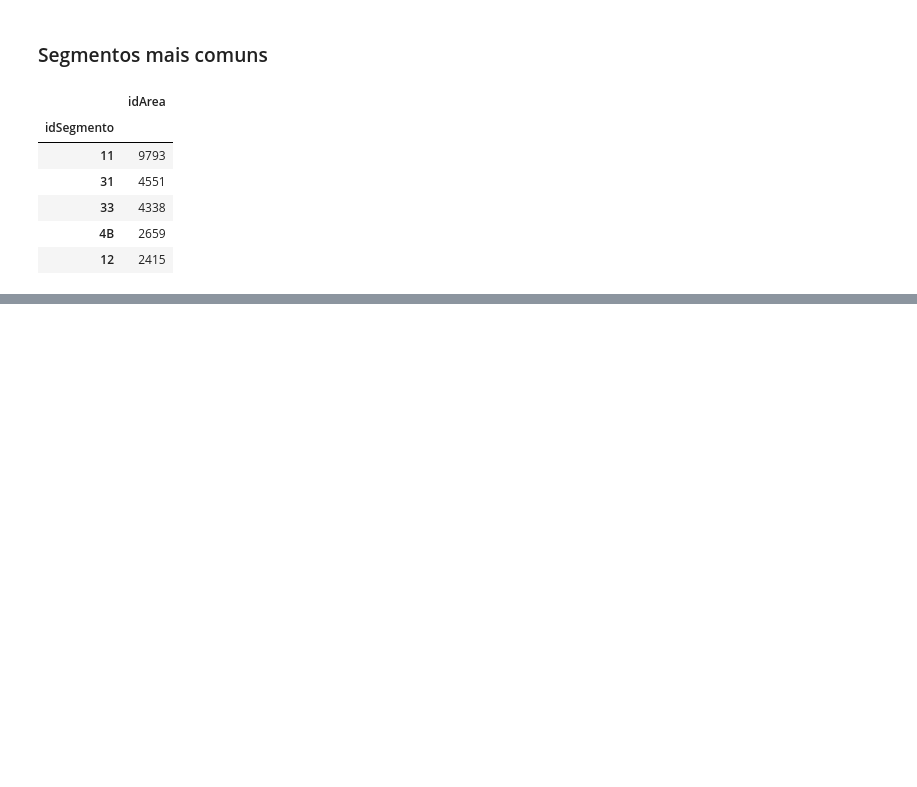
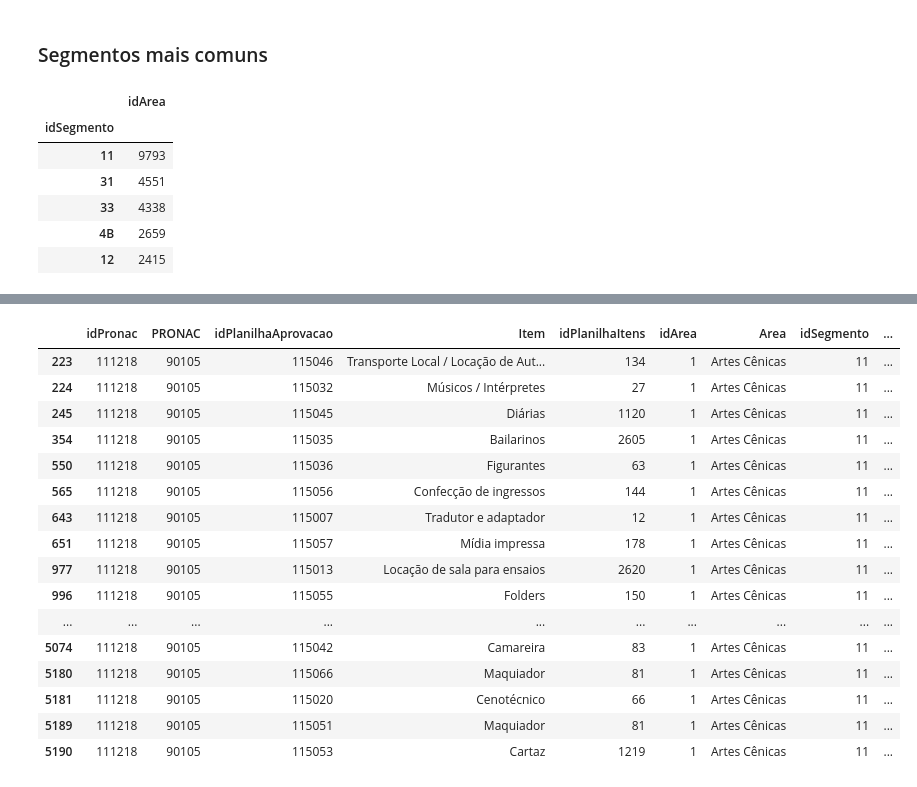
Before and after one commit to lappis-unb/salic-ml, a Jupyter notebook: notebooks/doing/projects_similarity_feature_engineering.ipynb, the cells around one changed output, grey strips where cells are left out. Cells and saved outputs as stored; diff of their text form; code cells hidden in the pictures; blank space fills up the shorter version.

```diff
--- a/notebooks/doing/projects_similarity_feature_engineering.ipynb
+++ b/notebooks/doing/projects_similarity_feature_engineering.ipynb
@@ -349,0 +287,20 @@ Por fim, discussão do que foi implementado e apresentação das melhores altern
+# %%
+display(df[df['PRONAC'] == 90105])
+# %% [output]
+|  | idPronac | PRONAC | idPlanilhaAprovacao | Item | idPlanilhaItens | idArea | Area | idSegmento | ... |
+| 223 | 111218 | 90105 | 115046 | Transporte Local / Locação de Aut... | 134 | 1 | Artes Cênicas | 11 | ... |
+| 224 | 111218 | 90105 | 115032 | Músicos / Intérpretes | 27 | 1 | Artes Cênicas | 11 | ... |
+| 245 | 111218 | 90105 | 115045 | Diárias | 1120 | 1 | Artes Cênicas | 11 | ... |
+| 354 | 111218 | 90105 | 115035 | Bailarinos | 2605 | 1 | Artes Cênicas | 11 | ... |
+| 550 | 111218 | 90105 | 115036 | Figurantes | 63 | 1 | Artes Cênicas | 11 | ... |
+| 565 | 111218 | 90105 | 115056 | Confecção de ingressos | 144 | 1 | Artes Cênicas | 11 | ... |
+| 643 | 111218 | 90105 | 115007 | Tradutor e adaptador | 12 | 1 | Artes Cênicas | 11 | ... |
+| 651 | 111218 | 90105 | 115057 | Mídia impressa | 178 | 1 | Artes Cênicas | 11 | ... |
+| 977 | 111218 | 90105 | 115013 | Locação de sala para ensaios | 2620 | 1 | Artes Cênicas | 11 | ... |
+| 996 | 111218 | 90105 | 115055 | Folders | 150 | 1 | Artes Cênicas | 11 | ... |
+| ... | ... | ... | ... | ... | ... | ... | ... | ... | ... |
+| 5074 | 111218 | 90105 | 115042 | Camareira | 83 | 1 | Artes Cênicas | 11 | ... |
+| 5180 | 111218 | 90105 | 115066 | Maquiador | 81 | 1 | Artes Cênicas | 11 | ... |
+| 5181 | 111218 | 90105 | 115020 | Cenotécnico | 66 | 1 | Artes Cênicas | 11 | ... |
+| 5189 | 111218 | 90105 | 115051 | Maquiador | 81 | 1 | Artes Cênicas | 11 | ... |
+| 5190 | 111218 | 90105 | 115053 | Cartaz | 1219 | 1 | Artes Cênicas | 11 | ... |
```
Also changed, not shown: parts of 41 cells of this notebook, 1 other file.
